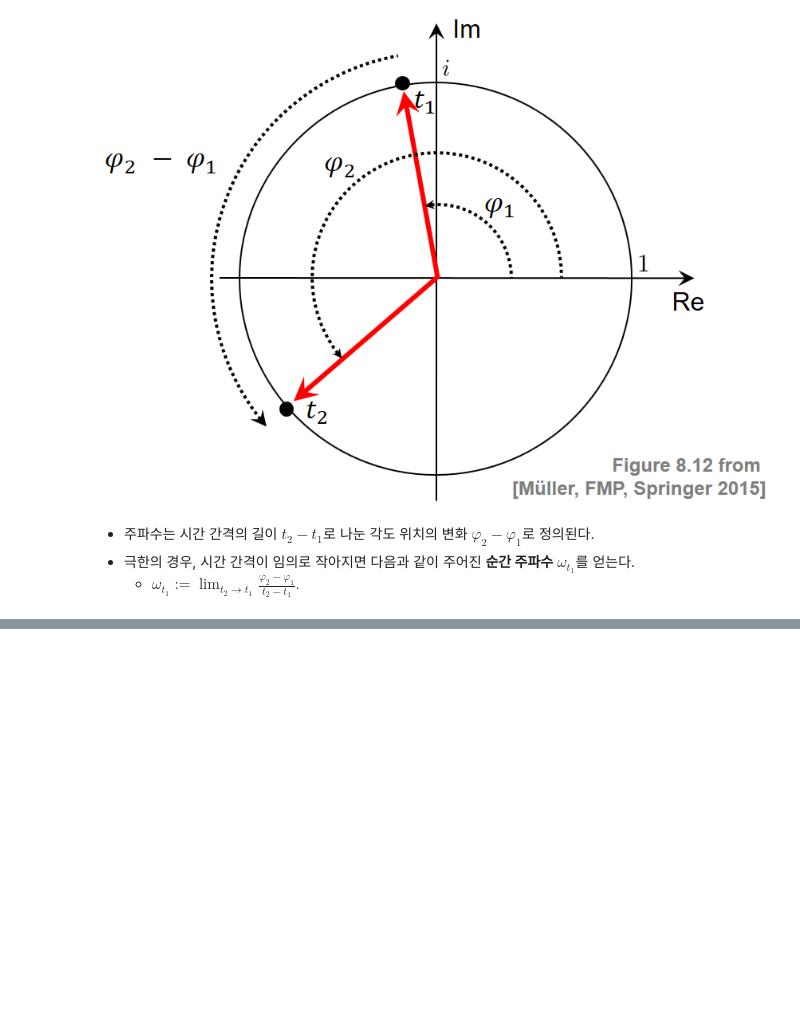
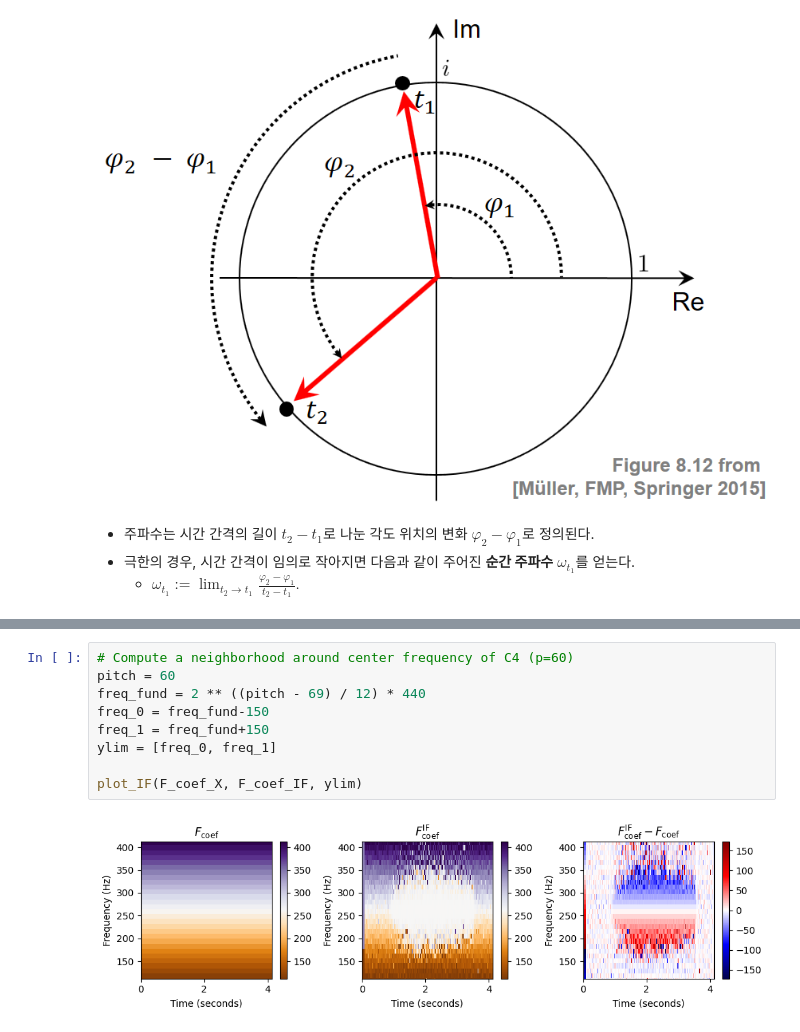
Before and after one commit to jo-cho/mir_kr, a Jupyter notebook: Notebooks/9. Musically Informed Audio Decomposition/9.2.Melody_Extraction.ipynb, the cells around one changed output, grey strips where cells are left out. Saved outputs shown, nothing was run; the diff lists cells and outputs as text; blank space fills up the shorter version.

```diff
--- a/Notebooks/9. Musically Informed Audio Decomposition/9.2.Melody_Extraction.ipynb
+++ b/Notebooks/9. Musically Informed Audio Decomposition/9.2.Melody_Extraction.ipynb
@@ -80,0 +211,11 @@ This value (being a bit sloppy in word use) is also called the **instantaneous f
+# %%
+# Compute a neighborhood around center frequency of C4 (p=60)
+pitch = 60
+freq_fund = 2 ** ((pitch - 69) / 12) * 440
+freq_0 = freq_fund-150
+freq_1 = freq_fund+150
+ylim = [freq_0, freq_1]
+
+plot_IF(F_coef_X, F_coef_IF, ylim)
+# %% [output]
+[figure, added]
```
Also changed, not shown: parts of 52 cells of this notebook.
